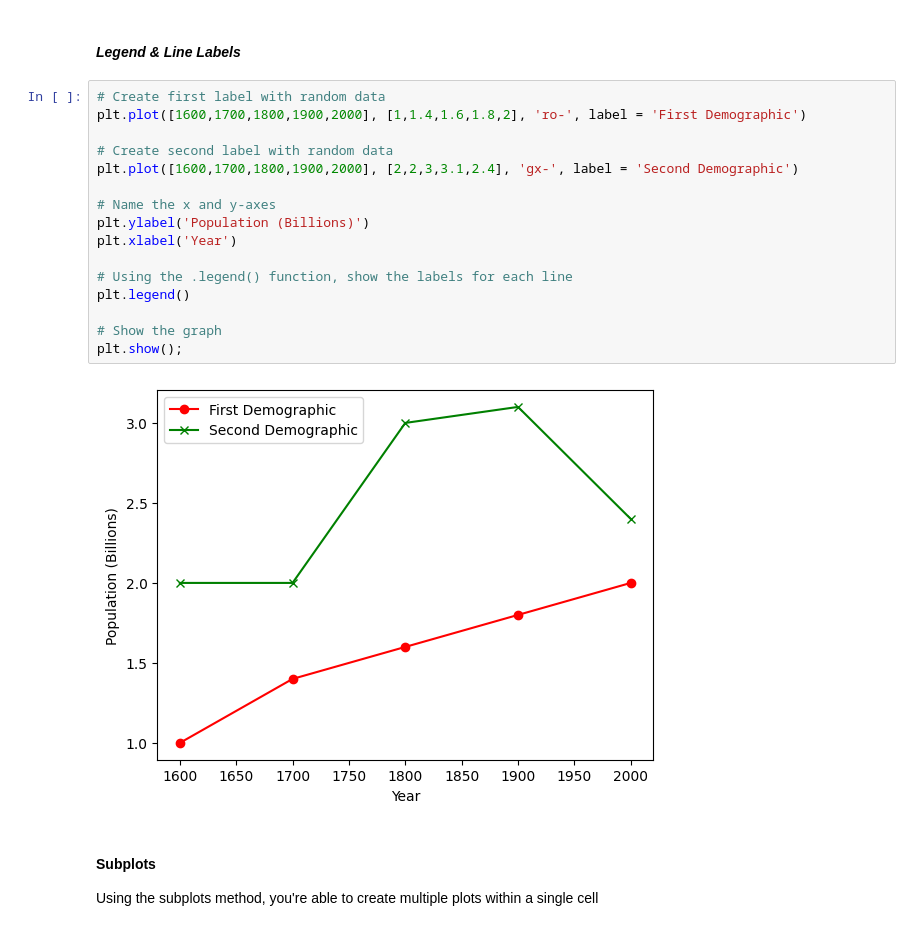
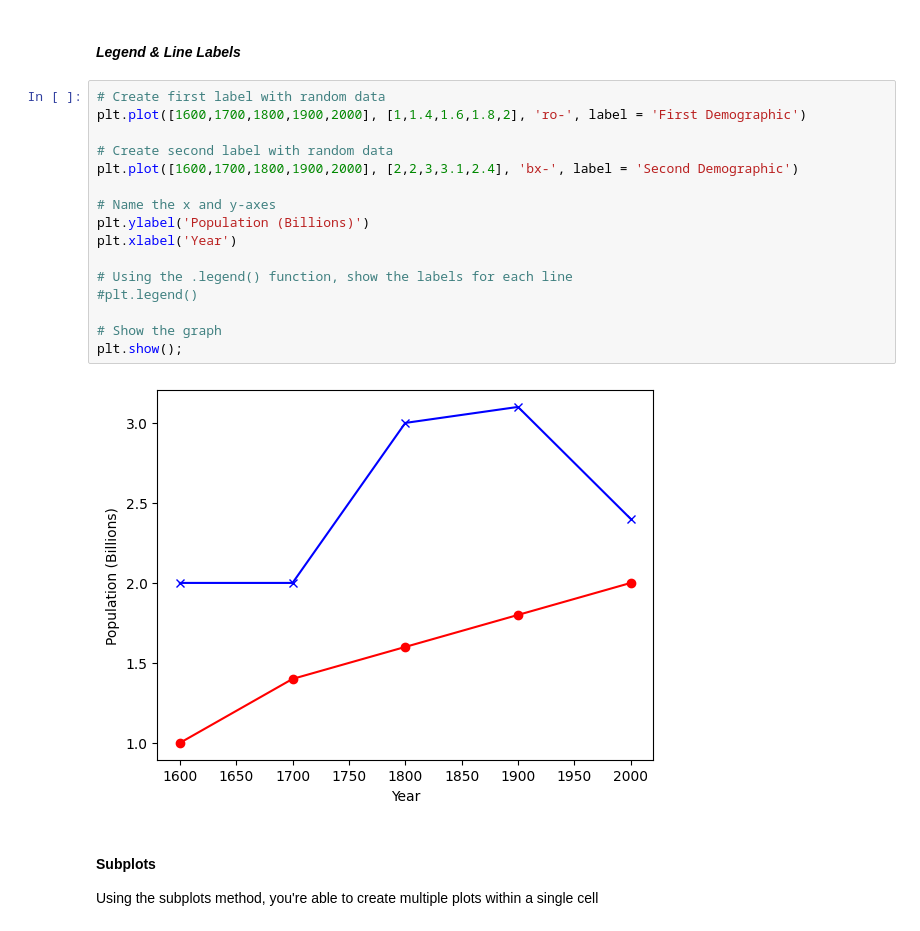
Before and after one commit to Sir-Roe/bootcamp, a Jupyter notebook: week_4/day_2/Python for DA Tuesday Completed.ipynb, the cells around one changed output. Drawn from its saved outputs; the diff is of its cells as text.

```diff
--- a/week_4/day_2/Python for DA Tuesday Completed.ipynb
+++ b/week_4/day_2/Python for DA Tuesday Completed.ipynb
@@ -146,21 +150,21 @@ plt.show()
 # %%
 # Create first label with random data
 plt.plot([1600,1700,1800,1900,2000], [1,1.4,1.6,1.8,2], 'ro-', label = 'First Demographic')
 
 # Create second label with random data
-plt.plot([1600,1700,1800,1900,2000], [2,2,3,3.1,2.4], 'gx-', label = 'Second Demographic')
+plt.plot([1600,1700,1800,1900,2000], [2,2,3,3.1,2.4], 'bx-', label = 'Second Demographic')
 
 # Name the x and y-axes
 plt.ylabel('Population (Billions)')
 plt.xlabel('Year')
 
 # Using the .legend() function, show the labels for each line
-plt.legend()
+#plt.legend()
 
 # Show the graph
 plt.show();
 # %% [output]
-[figure, old version]
+[figure, new version]
 # %% [markdown]
 #### **Subplots**
 
```
Also changed, not shown: parts of 20 cells of this notebook, 8 other files.
